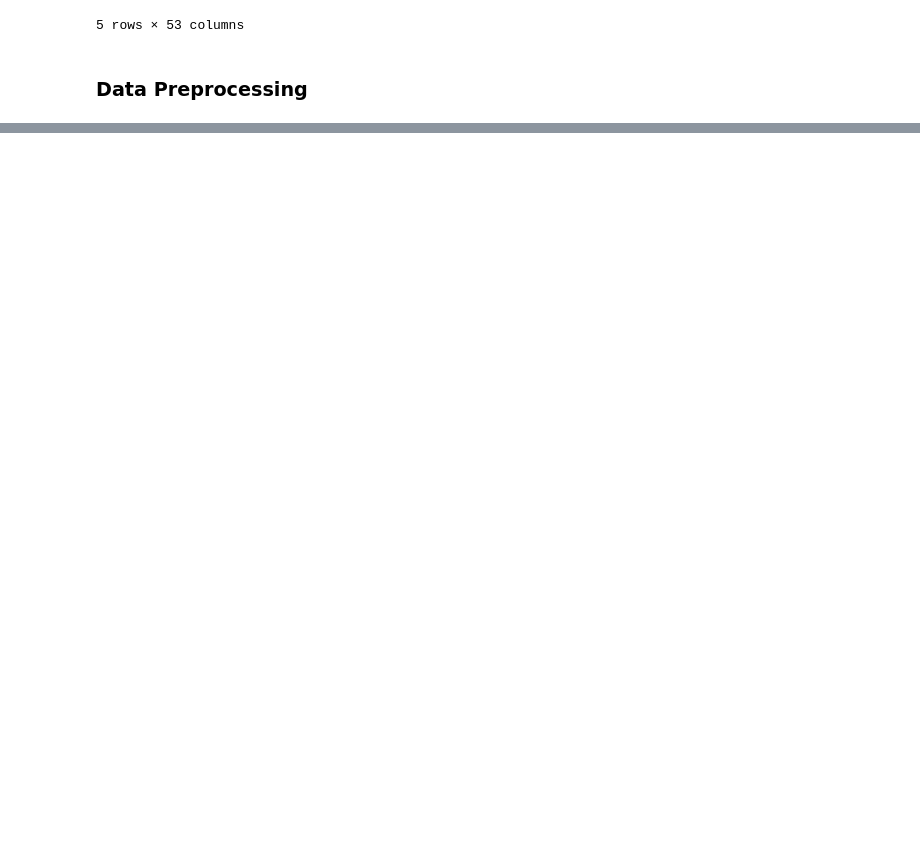
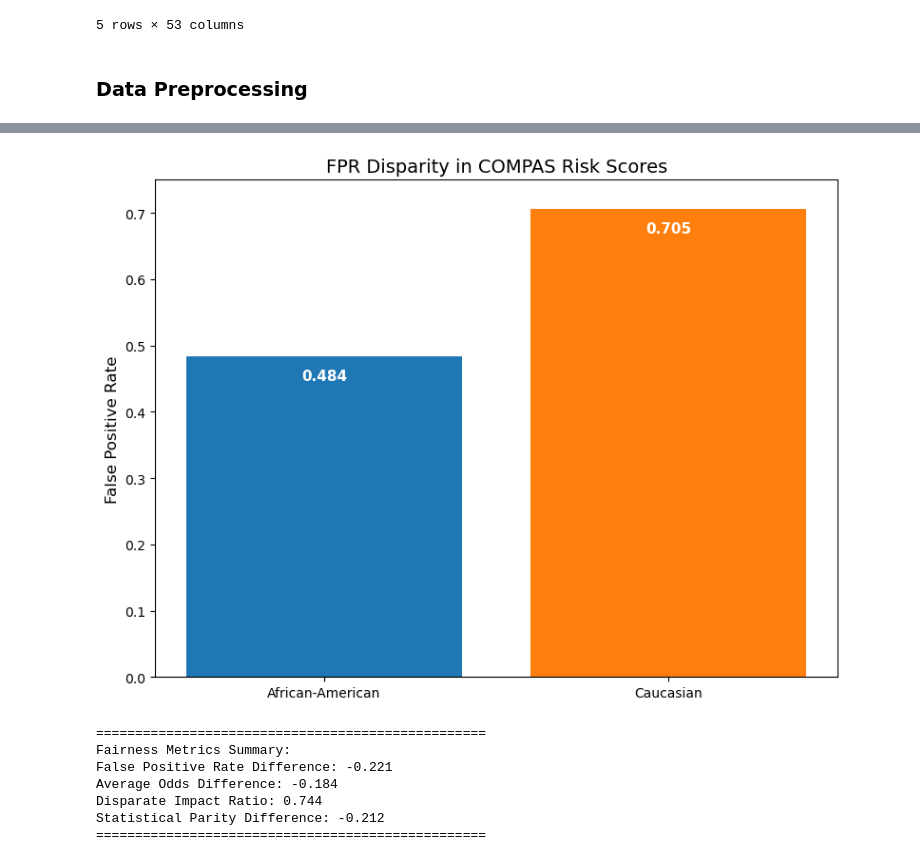
Before and after one commit to Mmabatho/Week7-AI-For-Software-Engineering-, a Jupyter notebook: index.ipynb, the cells around one changed output, grey strips where cells are left out. Saved outputs shown, nothing was run; the diff lists cells and outputs as text; code cells hidden in the pictures; blank space fills up the shorter version.

Commit message:
added audit report, fpr image

```diff
--- a/index.ipynb
+++ b/index.ipynb
@@ -48,0 +111,7 @@ dtype: int64
+# %%
+# Binarize COMPAS scores (high-risk: score >=7)
+df['predicted_high_risk'] = df['decile_score'].apply(lambda x: 1 if x >= 7 else 0)
+# %%
+# Prepare dataset for AIF360
+privileged_groups = [{'race_binary': 1}]  # Caucasian
+unprivileged_groups = [{'race_binary': 0}]  # African-American
@@ -48,0 +134,52 @@ dtype: int64
+# %%
+# Create prediction dataset
+dataset_pred = dataset_gt.copy()
+dataset_pred.labels = df['predicted_high_risk'].values.reshape(-1, 1)
+# %%
+# Compute metrics
+metric = ClassificationMetric(
+    dataset_gt,
+    dataset_pred,
+    unprivileged_groups=unprivileged_groups,
+    privileged_groups=privileged_groups
+)
+# %%
+# Generate visualization
+def plot_fairness_metrics(metric):
+    fig, ax = plt.subplots(figsize=(8, 6))
+    groups = ['African-American', 'Caucasian']
+    fpr = [metric.false_positive_rate(privileged=False),
+           metric.false_positive_rate(privileged=True)]
+
+    bars = ax.bar(groups, fpr, color=['#1f77b4', '#ff7f0e'])
+    ax.set_ylabel('False Positive Rate', fontsize=12)
+    ax.set_title('FPR Disparity in COMPAS Risk Scores', fontsize=14)
+    ax.set_ylim(0, 0.75)
+
+    # Add value labels inside the bars
+    for bar, v in zip(bars, fpr):
+        ax.text(bar.get_x() + bar.get_width() / 2, v - 0.04, f"{v:.3f}", ha='center', va='bottom', color='white', fontsize=11, fontweight='bold')
+
+    plt.tight_layout()
+    plt.savefig('compas_fpr_disparity.png', bbox_inches='tight')
+    plt.show()
+
+plot_fairness_metrics(metric)
+
+# Print key metrics
+print("\n" + "="*50)
+print("Fairness Metrics Summary:")
+print(f"False Positive Rate Difference: {metric.false_positive_rate_difference():.3f}")
+print(f"Average Odds Difference: {metric.average_odds_difference():.3f}")
+print(f"Disparate Impact Ratio: {metric.disparate_impact():.3f}")
+print(f"Statistical Parity Difference: {metric.statistical_parity_difference():.3f}")
+print("="*50)
+# %% [output]
+[figure, added]
+==================================================
+Fairness Metrics Summary:
+False Positive Rate Difference: -0.221
+Average Odds Difference: -0.184
+Disparate Impact Ratio: 0.744
+Statistical Parity Difference: -0.212
+==================================================
```
Also changed, not shown: parts of 7 cells of this notebook, 2 other files.
